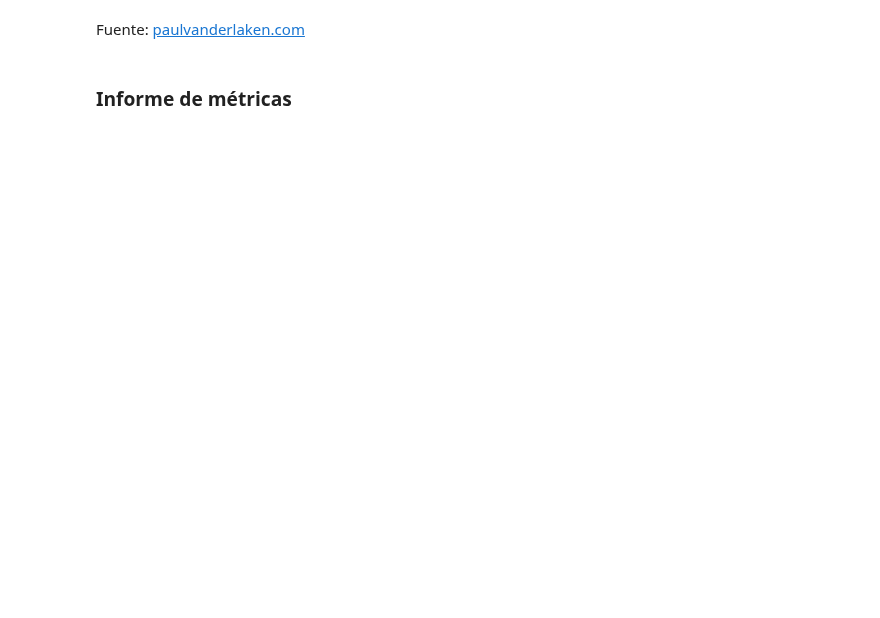
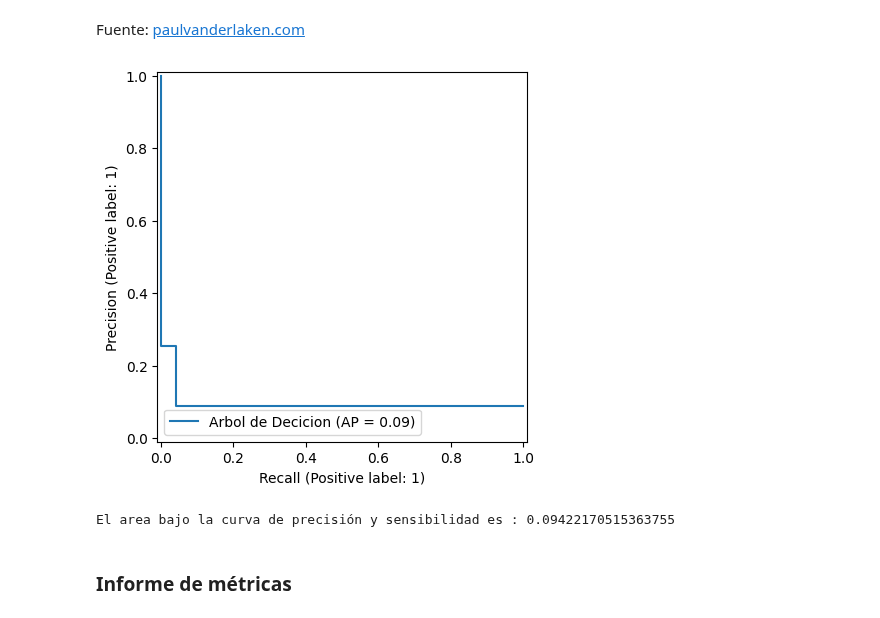
Before and after one commit to r2x4/machine_alura_oracle, a Jupyter notebook: clasificacion y validacion metricas/Clasificacion_validacion_y_metricas.ipynb, the cells around one changed output. Cells and saved outputs as stored; diff of their text form; code cells hidden in the pictures; blank space fills up the shorter version.

```diff
--- a/clasificacion y validacion metricas/Clasificacion_validacion_y_metricas.ipynb
+++ b/clasificacion y validacion metricas/Clasificacion_validacion_y_metricas.ipynb
@@ -223,0 +239,4 @@ Fuente: [paulvanderlaken.com](https://paulvanderlaken.com/2019/08/16/roc-auc-pre
+# %%
+PrecisionRecallDisplay.from_predictions(y_val, y_previsto, name='Arbol de Decicion');
+# %% [output]
+[figure, added]
@@ -224,2 +245,6 @@ Fuente: [paulvanderlaken.com](https://paulvanderlaken.com/2019/08/16/roc-auc-pre
+# %%
+print(f'El area bajo la curva de precisión y sensibilidad es : {average_precision_score(y_val, y_previsto)}')
+# %% [output]
+El area bajo la curva de precisión y sensibilidad es : 0.09422170515363755
 # %% [markdown]
 ### Informe de métricas
```
Also changed, not shown: parts of 8 cells of this notebook.
